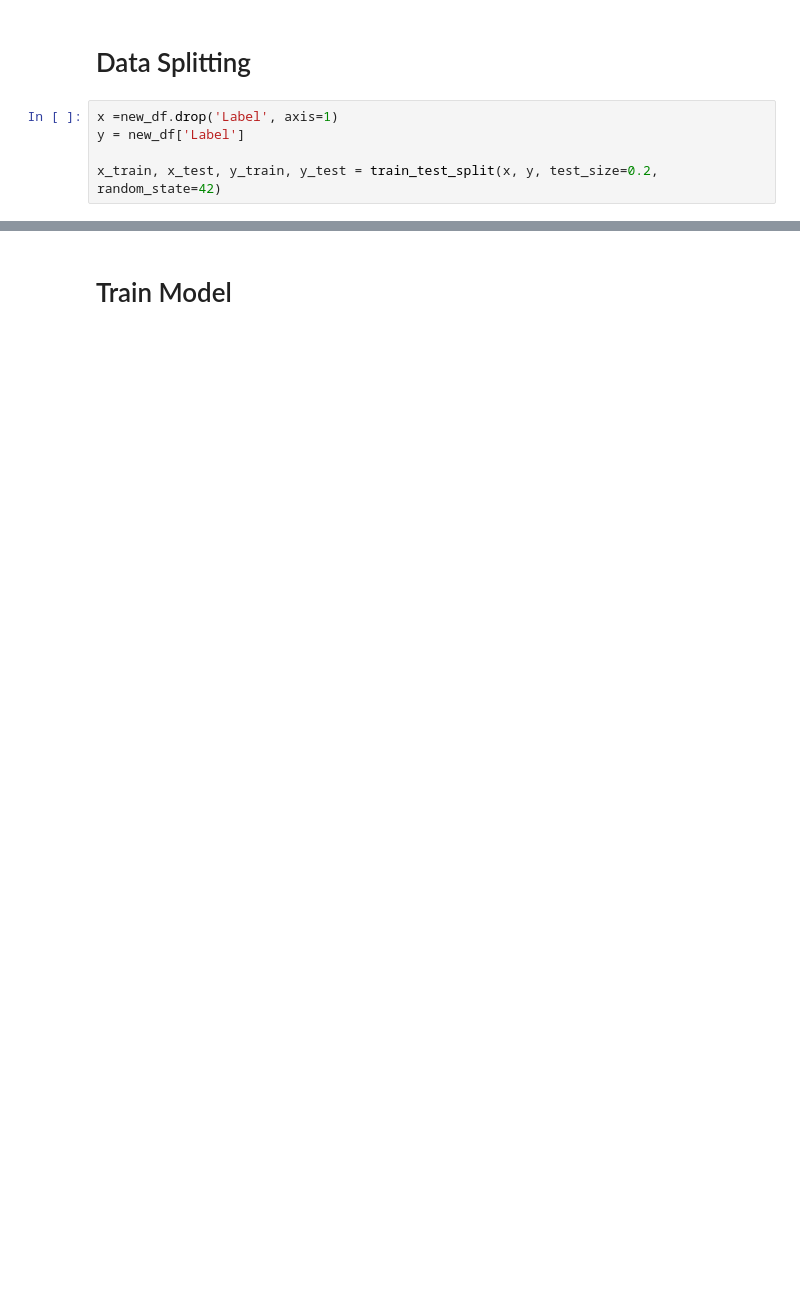
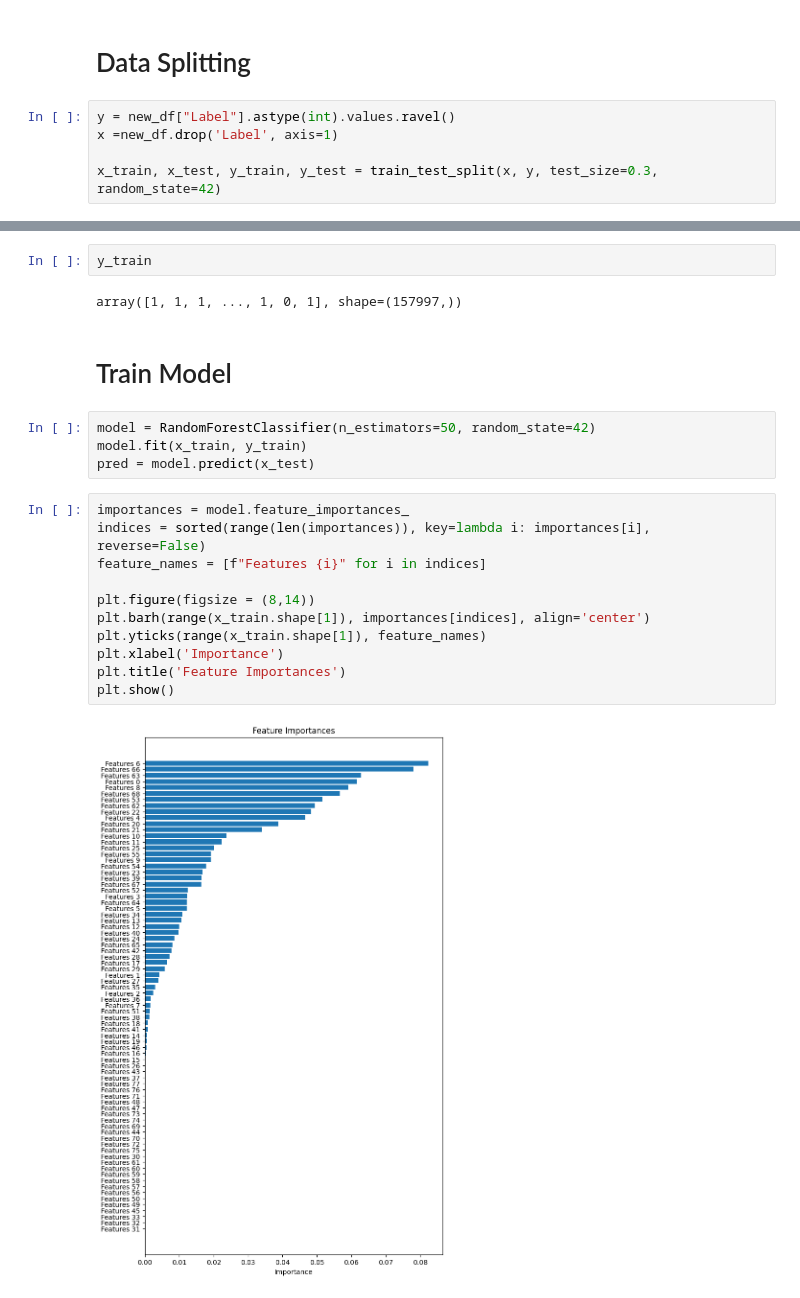
Before and after one commit to Brandon-Kee/DDoS-Classification, a Jupyter notebook: DDOS-Analysis.ipynb, the cells around one changed output, grey strips where cells are left out. Cells and saved outputs as stored; diff of their text form; blank space fills up the shorter version.

Commit message:
added graph

```diff
--- a/DDOS-Analysis.ipynb
+++ b/DDOS-Analysis.ipynb
@@ -114,10 +117,10 @@ df.describe()
 # %% [markdown]
 # Data Splitting
 # %%
+y = new_df["Label"].astype(int).values.ravel()
 x =new_df.drop('Label', axis=1)
-y = new_df['Label']
 
-x_train, x_test, y_train, y_test = train_test_split(x, y, test_size=0.2, random_state=42)
+x_train, x_test, y_train, y_test = train_test_split(x, y, test_size=0.3, random_state=42)
 # %%
 x_train.shape, x_test.shape
 # %% [output]
@@ -125,2 +128,23 @@ x_train.shape, x_test.shape
+# %%
+y_train
+# %% [output]
+array([1, 1, 1, ..., 1, 0, 1], shape=(157997,))
 # %% [markdown]
 # Train Model
+# %%
+model = RandomForestClassifier(n_estimators=50, random_state=42)
+model.fit(x_train, y_train)
+pred = model.predict(x_test)
+# %%
+importances = model.feature_importances_
+indices = sorted(range(len(importances)), key=lambda i: importances[i], reverse=False)
+feature_names = [f"Features {i}" for i in indices]
+
+plt.figure(figsize = (8,14))
+plt.barh(range(x_train.shape[1]), importances[indices], align='center')
+plt.yticks(range(x_train.shape[1]), feature_names)
+plt.xlabel('Importance')
+plt.title('Feature Importances')
+plt.show()
+# %% [output]
+[figure, added]
```
Also changed, not shown: parts of 4 cells of this notebook.
